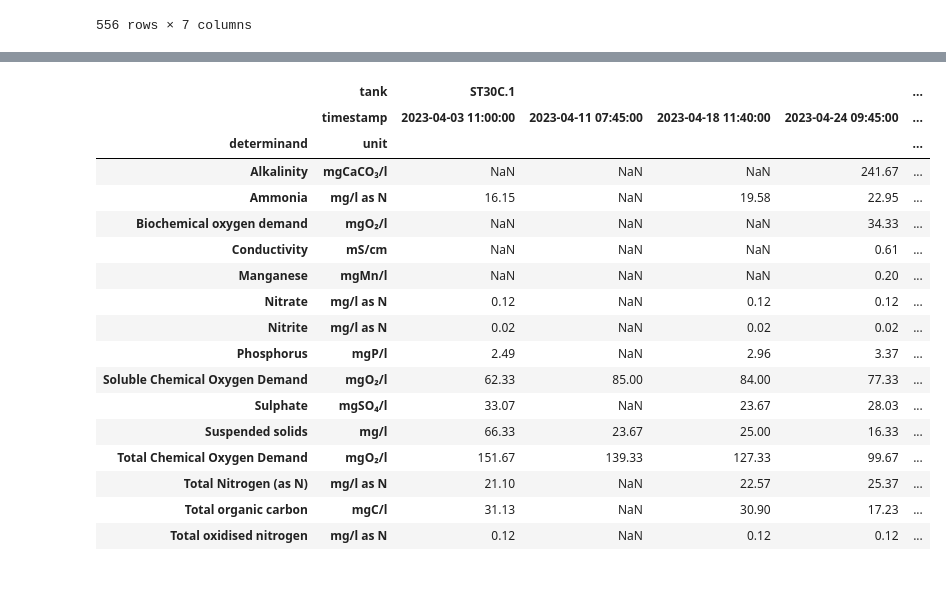
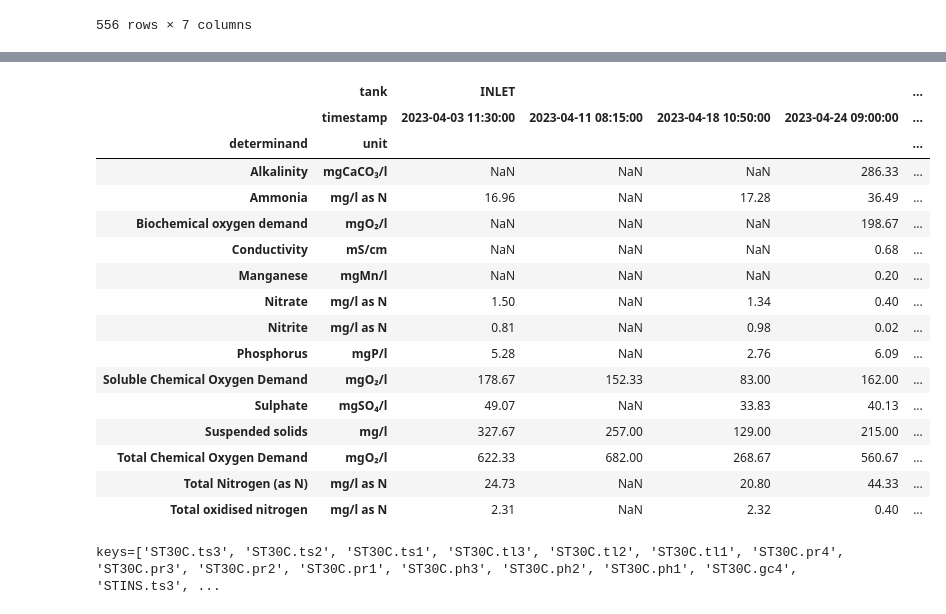
Before and after one commit to calcut/gauldry-lab-data, a Jupyter notebook: data_processing.ipynb, the cells around one changed output, grey strips where cells are left out. Drawn from its saved outputs; the diff is of its cells as text; code cells hidden in the pictures; blank space fills up the shorter version.

```diff
--- a/data_processing.ipynb
+++ b/data_processing.ipynb
@@ -138,34 +136,33 @@ requests.post(url, headers=headers, data=json.dumps(dashboard_data))
 # %%
 
-tanks = ['STCON', 'STINS', 'ST20C', 'ST30C']
+tanks = ['STCON', 'STINS', 'ST20C', 'ST30C', 'INLET']
 for t in tanks:
 
     # select from output_df where tank name starts with e.g. "STINS"
     tab_df = output_df[output_df['tank'].str.startswith(t)]
 
     # arrange so the STINS1 and STINS2 are side by side
     tab_df = tab_df.pivot_table(index=['determinand', 'unit' ], columns=['tank', 'timestamp'], values='value',)
 
 tab_df
 # %% [output]
-|  | tank | ST30C.1 |  |  |  | ... |
-|  | timestamp | 2023-04-03 11:00:00 | 2023-04-11 07:45:00 | 2023-04-18 11:40:00 | 2023-04-24 09:45:00 | ... |
+|  | tank | INLET |  |  |  | ... |
+|  | timestamp | 2023-04-03 11:30:00 | 2023-04-11 08:15:00 | 2023-04-18 10:50:00 | 2023-04-24 09:00:00 | ... |
 | determinand | unit |  |  |  |  | ... |
-| Alkalinity | mgCaCO₃/l | NaN | NaN | NaN | 241.67 | ... |
-| Ammonia | mg/l as N | 16.15 | NaN | 19.58 | 22.95 | ... |
-| Biochemical oxygen demand | mgO₂/l | NaN | NaN | NaN | 34.33 | ... |
-| Conductivity | mS/cm | NaN | NaN | NaN | 0.61 | ... |
+| Alkalinity | mgCaCO₃/l | NaN | NaN | NaN | 286.33 | ... |
+| Ammonia | mg/l as N | 16.96 | NaN | 17.28 | 36.49 | ... |
+| Biochemical oxygen demand | mgO₂/l | NaN | NaN | NaN | 198.67 | ... |
+| Conductivity | mS/cm | NaN | NaN | NaN | 0.68 | ... |
 | Manganese | mgMn/l | NaN | NaN | NaN | 0.20 | ... |
-| Nitrate | mg/l as N | 0.12 | NaN | 0.12 | 0.12 | ... |
-| Nitrite | mg/l as N | 0.02 | NaN | 0.02 | 0.02 | ... |
-| Phosphorus | mgP/l | 2.49 | NaN | 2.96 | 3.37 | ... |
-| Soluble Chemical Oxygen Demand | mgO₂/l | 62.33 | 85.00 | 84.00 | 77.33 | ... |
-| Sulphate | mgSO₄/l | 33.07 | NaN | 23.67 | 28.03 | ... |
-| Suspended solids | mg/l | 66.33 | 23.67 | 25.00 | 16.33 | ... |
-| Total Chemical Oxygen Demand | mgO₂/l | 151.67 | 139.33 | 127.33 | 99.67 | ... |
-| Total Nitrogen (as N) | mg/l as N | 21.10 | NaN | 22.57 | 25.37 | ... |
-| Total organic carbon | mgC/l | 31.13 | NaN | 30.90 | 17.23 | ... |
-| Total oxidised nitrogen | mg/l as N | 0.12 | NaN | 0.12 | 0.12 | ... |
+| Nitrate | mg/l as N | 1.50 | NaN | 1.34 | 0.40 | ... |
+| Nitrite | mg/l as N | 0.81 | NaN | 0.98 | 0.02 | ... |
+| Phosphorus | mgP/l | 5.28 | NaN | 2.76 | 6.09 | ... |
+| Soluble Chemical Oxygen Demand | mgO₂/l | 178.67 | 152.33 | 83.00 | 162.00 | ... |
+| Sulphate | mgSO₄/l | 49.07 | NaN | 33.83 | 40.13 | ... |
+| Suspended solids | mg/l | 327.67 | 257.00 | 129.00 | 215.00 | ... |
+| Total Chemical Oxygen Demand | mgO₂/l | 622.33 | 682.00 | 268.67 | 560.67 | ... |
+| Total Nitrogen (as N) | mg/l as N | 24.73 | NaN | 20.80 | 44.33 | ... |
+| Total oxidised nitrogen | mg/l as N | 2.31 | NaN | 2.32 | 0.40 | ... |
 # %%
 with pd.ExcelWriter("output.xlsx") as writer:
 
@@ -227,3 +224,28 @@ for t in tanks:
 
 
 wb.save("output.xlsx")
+# %%
+# import initial_state_backup.csv to dataframe
+import pandas as pd
+import numpy as np
+import matplotlib.pyplot as plt
+from matplotlib.widgets import CheckButtons
+import matplotlib.dates as dates
+
+%matplotlib widget
+
+sensor_df = pd.read_csv("initial_state_backup.csv", names=["Timestamp", "Key", "Value"])
+
+keys = []
+
+for k in sensor_df["Key"].unique():
+    # skip keys we don't need
+    if k.startswith("feedcontrol"):
+        continue
+    if "tc" in k or "TEST" in k or "debug" in k:
+        continue
+    keys.append(k)
+
+print(f'{keys=}')
+# %% [output]
+keys=['ST30C.ts3', 'ST30C.ts2', 'ST30C.ts1', 'ST30C.tl3', 'ST30C.tl2', 'ST30C.tl1', 'ST30C.pr4', 'ST30C.pr3', 'ST30C.pr2', 'ST30C.pr1', 'ST30C.ph3', 'ST30C.ph2', 'ST30C.ph1', 'ST30C.gc4', 'STINS.ts3', ...
```
Also changed, not shown: parts of 8 cells of this notebook.
